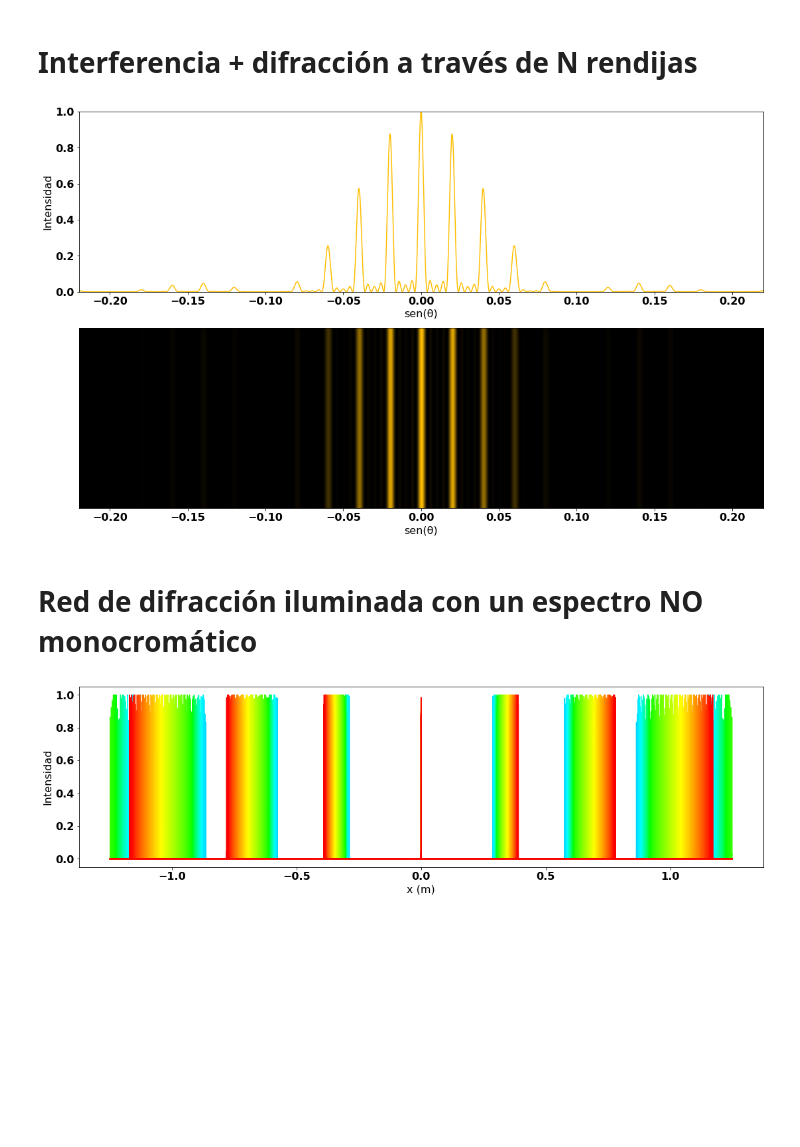
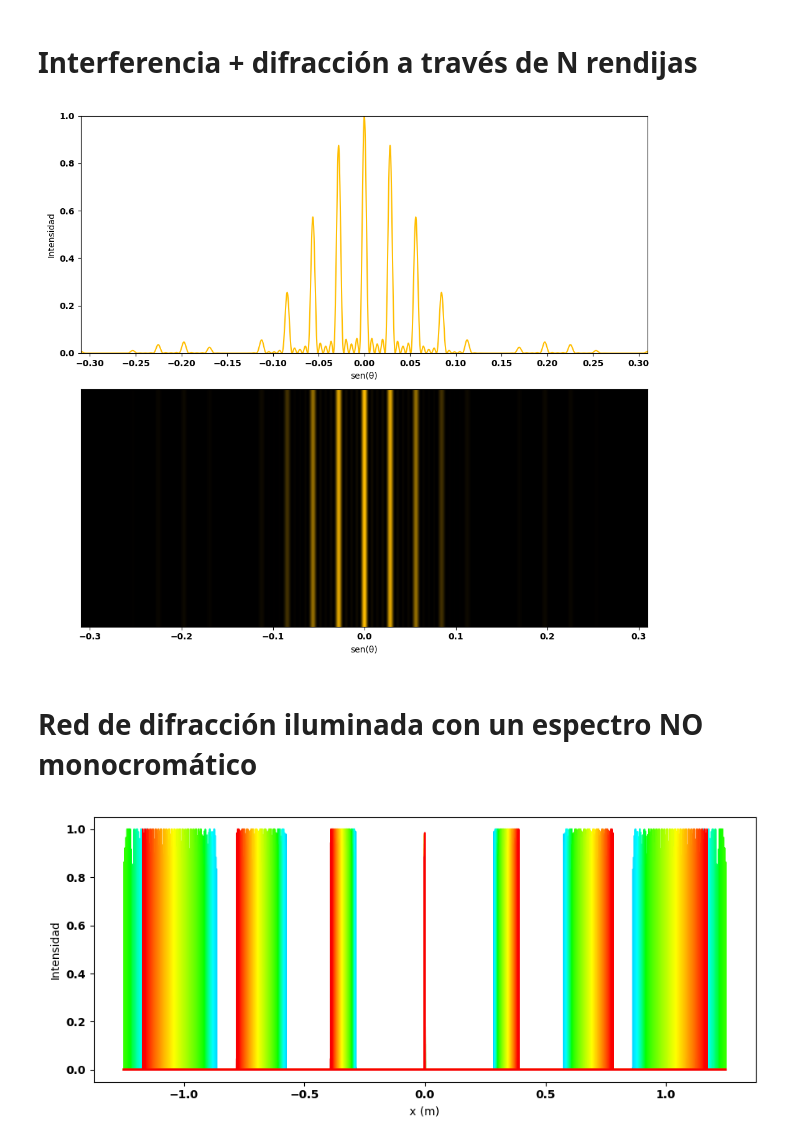
Before and after one commit to sstandre/fisica2, a Jupyter notebook: difraccion.ipynb, the cells around one changed output. Saved outputs shown, nothing was run; the diff lists cells and outputs as text; code cells hidden in the pictures; blank space fills up the shorter version.

Commit message:
change backend and add widgets

```diff
--- a/difraccion.ipynb
+++ b/difraccion.ipynb
@@ -1,18 +1,22 @@
 # %%
 import numpy as np
+
 import matplotlib.pyplot as plt
 import matplotlib
 import matplotlib.ticker as plticker
 from matplotlib.colors import LinearSegmentedColormap
+%matplotlib widget
+from ipywidgets import interact, widgets
 
 font = {
         'family' : 'sans-serif',
         'weight' : 'bold',
-        'size'   : 16,
+        'size'   : 10,
         }
 
 matplotlib.rc('font', **font)
-matplotlib.rcParams["figure.figsize"] = (18.5,5)
+matplotlib.rcParams["figure.figsize"] = (9,4)
+matplotlib.rcParams["figure.autolayout"] = True
 # %% [markdown]
 ### Definición de funciones
 # %%
@@ -124,30 +187,31 @@ y = int_dif(x, lam, L, a, d, N)
 
 color = wavelength_to_rgb(lam*1e9)
 # %%
-fig, (ax1, ax2) = plt.subplots(2, 1)
-fig.set_size_inches(18.5, 11)
-ax1.plot(x,y, color=color)
-ax1.margins(x=0)
+fig2, (ax3, ax4) = plt.subplots(2, 1)
+fig2.set_size_inches(10, 9)
+fig2.canvas.header_visible = False
+ax3.plot(x,y, color=color)
+ax3.margins(x=0)
 loc = plticker.MultipleLocator(base=0.05) # this locator puts ticks at regular intervals
-ax1.xaxis.set_major_locator(loc)
-ax1.set_ylim(0,1)
-ax1.set_xlabel('sen(θ)')
-ax1.set_ylabel('Intensidad')
-height = 100
+ax3.xaxis.set_major_locator(loc)
+ax3.set_ylim(0,1)
+ax3.set_xlabel('sen(θ)')
+ax3.set_ylabel('Intensidad')
+height = 1
 image = np.tile(y, (height,1))
 
 colors = [
     (0,0,0),
     color,
 ]
 cmap = LinearSegmentedColormap.from_list("simple", colors)
 
 # fig, ax = plt.subplots()
-ax2.imshow(image, cmap=cmap, aspect="auto", extent=[-x_lim, x_lim, -1,1] )
-ax2.set_xlabel('sen(θ)')
-ax2.yaxis.set_visible(False)
+ax4.imshow(image, cmap=cmap, aspect="auto", extent=[-x_lim, x_lim, -1,1] )
+ax4.set_xlabel('sen(θ)')
+ax4.yaxis.set_visible(False)
 # %% [output]
-[figure, old version]
+[figure, new version]
 # %% [markdown]
 # Red de difracción iluminada con un espectro NO monocromático
 # %%
@@ -162,7 +226,7 @@ x_lim = 3.2*l_sup*L/d
 x = np.linspace(-x_lim, x_lim, 100_000)
 # %%
 
-fig, ax = plt.subplots()
+fig3, ax4 = plt.subplots()
 
 # wv = 440 *1e-9
 # waves = np.linspace(wv, wv*1.01, 40)
@@ -170,13 +234,13 @@ fig, ax = plt.subplots()
 waves = np.linspace(l_inf, l_sup, 100)
 for wave in waves:
     i = interferencia(x, wave, L, d, N)
-    ax.plot(x, i, label=f'{wave*1e9:.0f} nm', color=wavelength_to_rgb(wave*1e9))
+    ax4.plot(x, i, label=f'{wave*1e9:.0f} nm', color=wavelength_to_rgb(wave*1e9))
 
 # ax.legend()
 # loc = plticker.MultipleLocator(base=0.05) # this locator puts ticks at regular intervals
 # ax.xaxis.set_major_locator(loc)
-ax.set_xlabel('x (m)')
-ax.set_ylabel('Intensidad')
+ax4.set_xlabel('x (m)')
+ax4.set_ylabel('Intensidad')
 plt.show()
 # %% [output]
-[figure, old version]
+[figure, new version]
```
Also changed, not shown: parts of 3 cells of this notebook.
